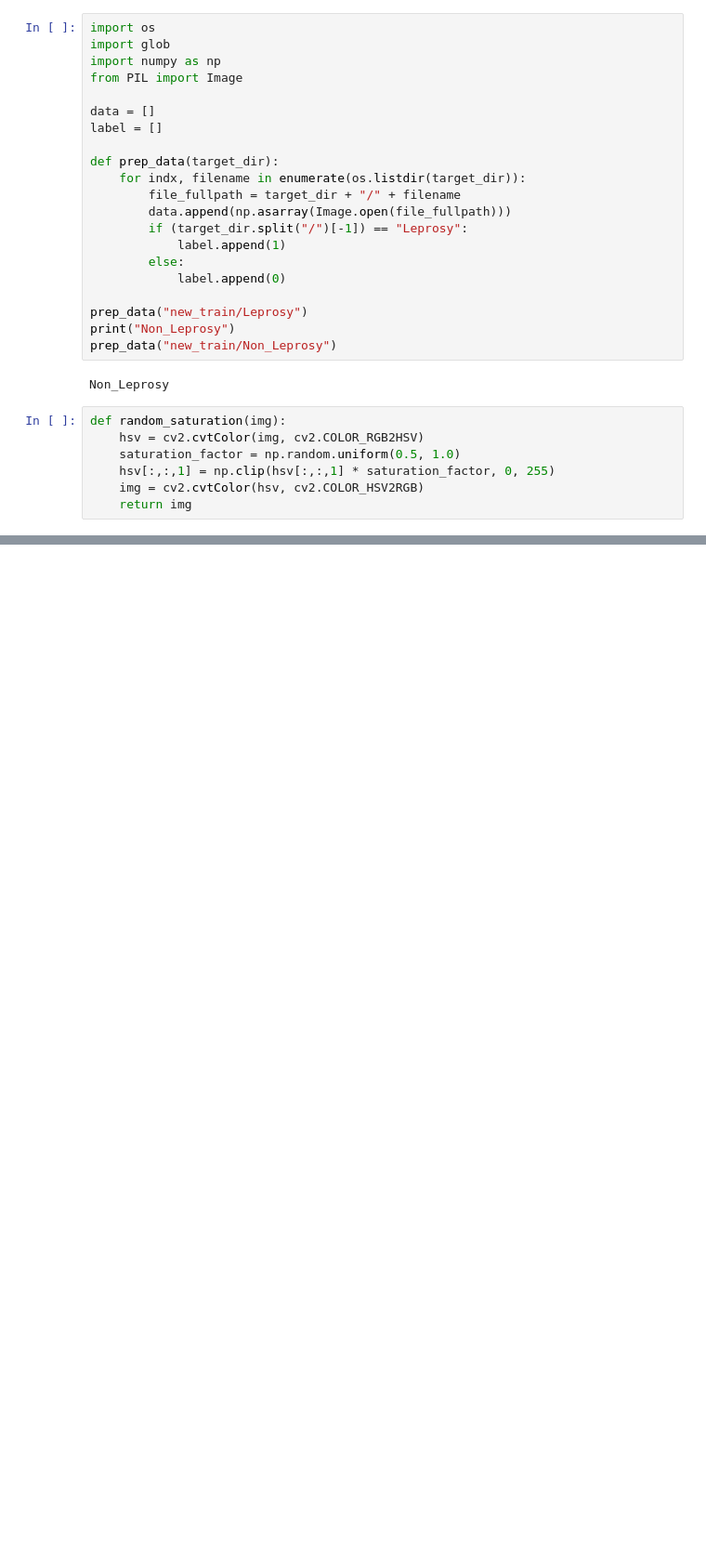
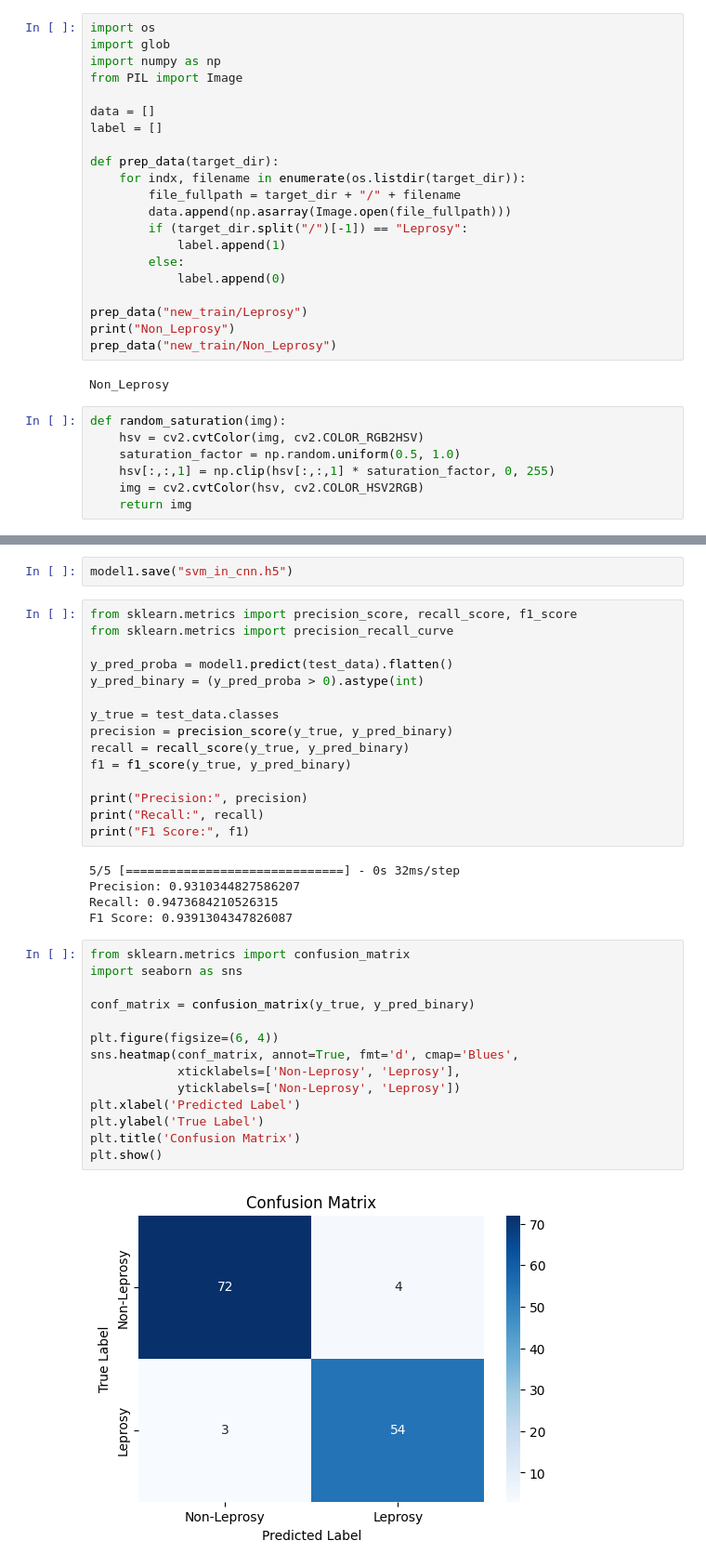
Before and after one commit to 5h4rrK/Leprosy_Detection, a Jupyter notebook: notebook/Leprosy.ipynb, the cells around one changed output, grey strips where cells are left out. Shown at 93% size. Cells and saved outputs as stored; diff of their text form; blank space fills up the shorter version.

```diff
--- a/notebook/Leprosy.ipynb
+++ b/notebook/Leprosy.ipynb
@@ -206,3 +221,41 @@ Total params: 6083409 (23.21 MB)
 Trainable params: 164097 (641.00 KB)
 Non-trainable params: 5919312 (22.58 MB)
 _________________________________________________________________
+# %%
+model1.save("svm_in_cnn.h5")
+# %%
+from sklearn.metrics import precision_score, recall_score, f1_score
+from sklearn.metrics import precision_recall_curve
+
+y_pred_proba = model1.predict(test_data).flatten()
+y_pred_binary = (y_pred_proba > 0).astype(int)
+
+y_true = test_data.classes
+precision = precision_score(y_true, y_pred_binary)
+recall = recall_score(y_true, y_pred_binary)
+f1 = f1_score(y_true, y_pred_binary)
+
+print("Precision:", precision)
+print("Recall:", recall)
+print("F1 Score:", f1)
+# %% [output]
+5/5 [==============================] - 0s 32ms/step
+Precision: 0.9310344827586207
+Recall: 0.9473684210526315
+F1 Score: 0.9391304347826087
+# %%
+from sklearn.metrics import confusion_matrix
+import seaborn as sns
+
+conf_matrix = confusion_matrix(y_true, y_pred_binary)
+
+plt.figure(figsize=(6, 4))
+sns.heatmap(conf_matrix, annot=True, fmt='d', cmap='Blues',
+            xticklabels=['Non-Leprosy', 'Leprosy'],
+            yticklabels=['Non-Leprosy', 'Leprosy'])
+plt.xlabel('Predicted Label')
+plt.ylabel('True Label')
+plt.title('Confusion Matrix')
+plt.show()
+# %% [output]
+[figure, added]
```
Also changed, not shown: parts of 10 cells of this notebook.
